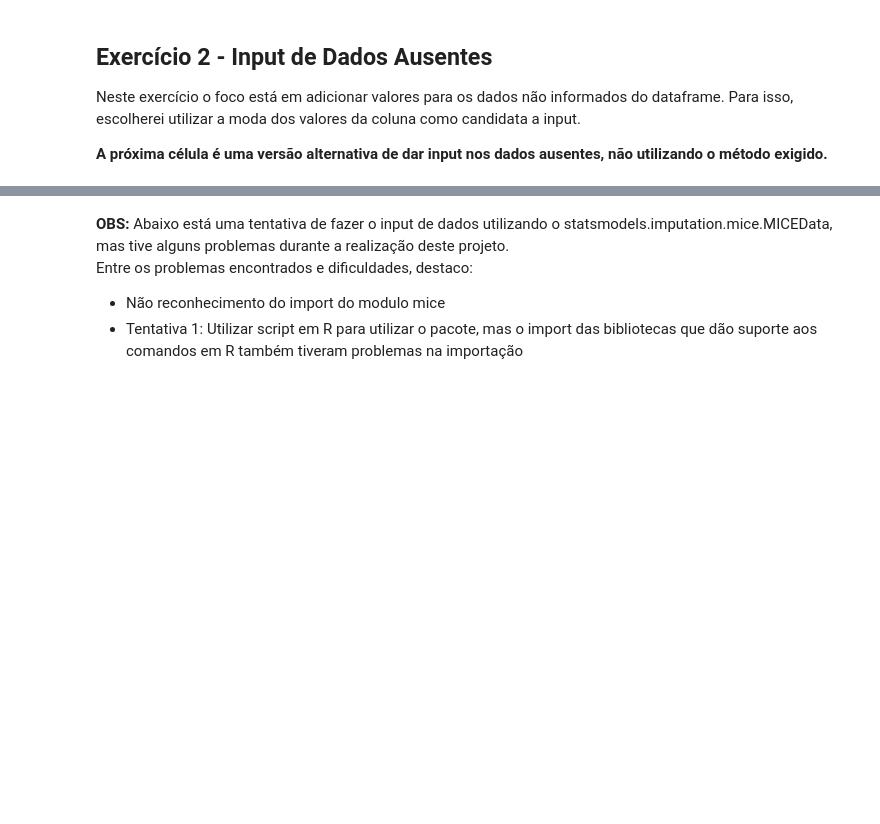
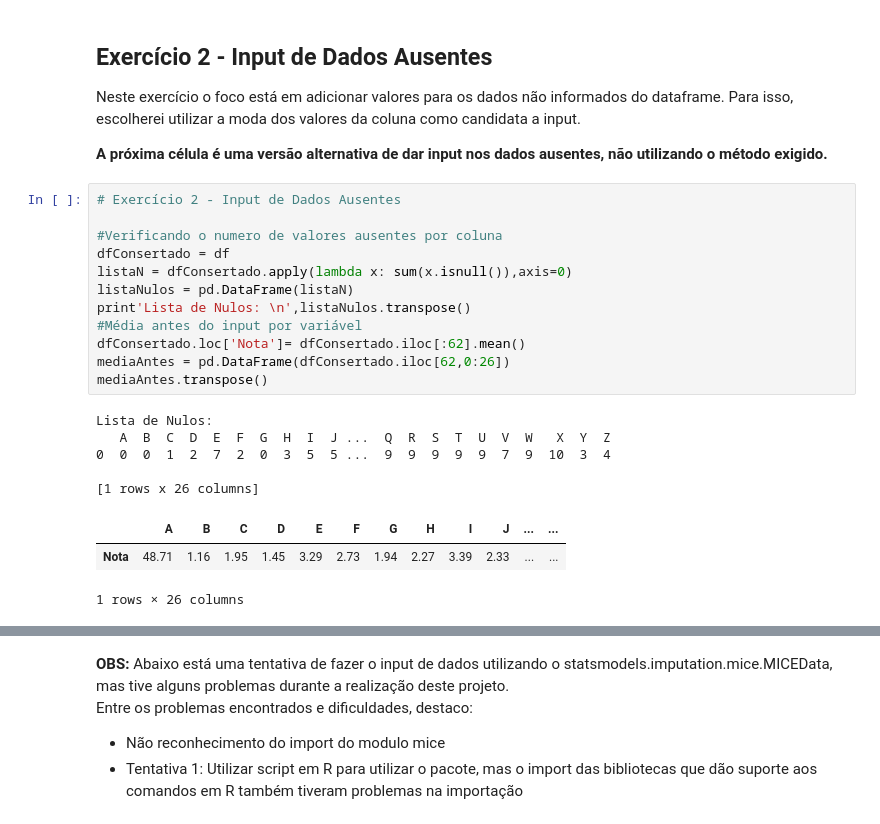
Before and after one commit to graziellealessa/qualidadededados-twist, a Jupyter notebook: QualidadedeDados-Twist.ipynb, the cells around one changed output, grey strips where cells are left out. Drawn from its saved outputs; the diff is of its cells as text; blank space fills up the shorter version.

```diff
--- a/QualidadedeDados-Twist.ipynb
+++ b/QualidadedeDados-Twist.ipynb
@@ -211,4 +212,25 @@ Notas:
 Neste exercício o foco está em adicionar valores para os dados não informados do dataframe. Para isso, escolherei utilizar a moda dos valores da coluna como candidata a input.
 
 <b>A próxima célula é uma versão alternativa de dar input nos dados ausentes, não utilizando o método exigido.</b>
+# %%
+# Exercício 2 - Input de Dados Ausentes
+
+#Verificando o numero de valores ausentes por coluna
+dfConsertado = df
+listaN = dfConsertado.apply(lambda x: sum(x.isnull()),axis=0)
+listaNulos = pd.DataFrame(listaN)
+print'Lista de Nulos: \n',listaNulos.transpose()
+#Média antes do input por variável
+dfConsertado.loc['Nota']= dfConsertado.iloc[:62].mean()
+mediaAntes = pd.DataFrame(dfConsertado.iloc[62,0:26])
+mediaAntes.transpose()
+# %% [output]
+Lista de Nulos:
+   A  B  C  D  E  F  G  H  I  J ...  Q  R  S  T  U  V  W   X  Y  Z
+0  0  0  1  2  7  2  0  3  5  5 ...  9  9  9  9  9  7  9  10  3  4
+
+[1 rows x 26 columns]
+|  | A | B | C | D | E | F | G | H | I | J | ... | ... |
+| Nota | 48.71 | 1.16 | 1.95 | 1.45 | 3.29 | 2.73 | 1.94 | 2.27 | 3.39 | 2.33 | ... | ... |
+1 rows × 26 columns
 # %%
```
Also changed, not shown: parts of 7 cells of this notebook.
